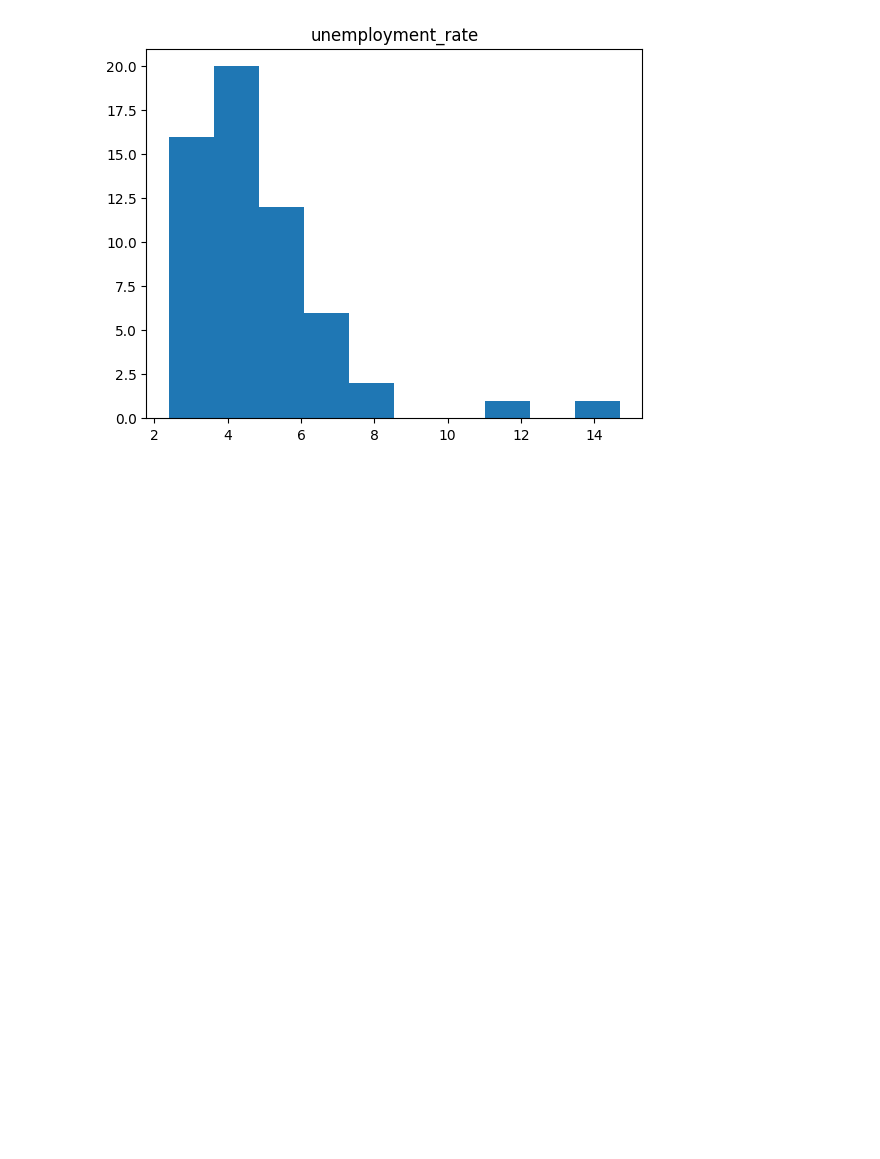
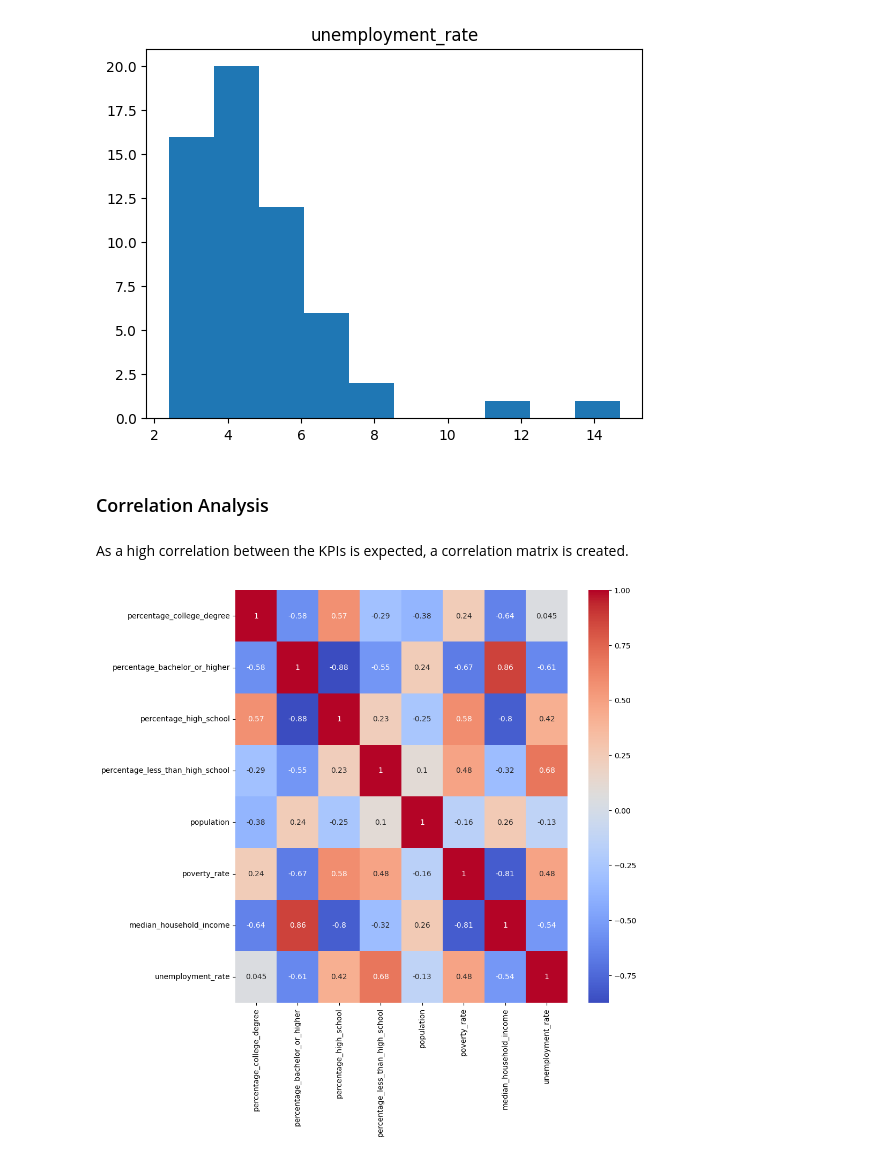
Before and after one commit to HaukeSchwarz/Thesis, a Jupyter notebook: notebooks/California_Economic_Cleaning.ipynb, the cells around one changed output. Cells and saved outputs as stored; diff of their text form; code cells hidden in the pictures; blank space fills up the shorter version.

Commit message:
added correlation and summary statistics to enrichment data chapter

```diff
--- a/notebooks/California_Economic_Cleaning.ipynb
+++ b/notebooks/California_Economic_Cleaning.ipynb
@@ -200,3 +220,15 @@ for col in ca_geo.columns:
 [figure]
 # %%
 ca_geo.to_pickle("C:/Users/Hauke/OneDrive - ucp.pt/04_Thesis/00_GitHub/Thesis/data/processed/enrichment/ca_geo.pkl")
+# %% [markdown]
+### Correlation Analysis
+# %% [markdown]
+As a high correlation between the KPIs is expected, a correlation matrix is created.
+# %%
+import seaborn as sns
+
+plt.figure(figsize=(10, 10))
+sns.heatmap(ca_geo.corr(), annot=True, cmap="coolwarm")
+plt.show()
+# %% [output]
+[figure, added]
```
Also changed, not shown: parts of 1 cell of this notebook, 11 other files.
